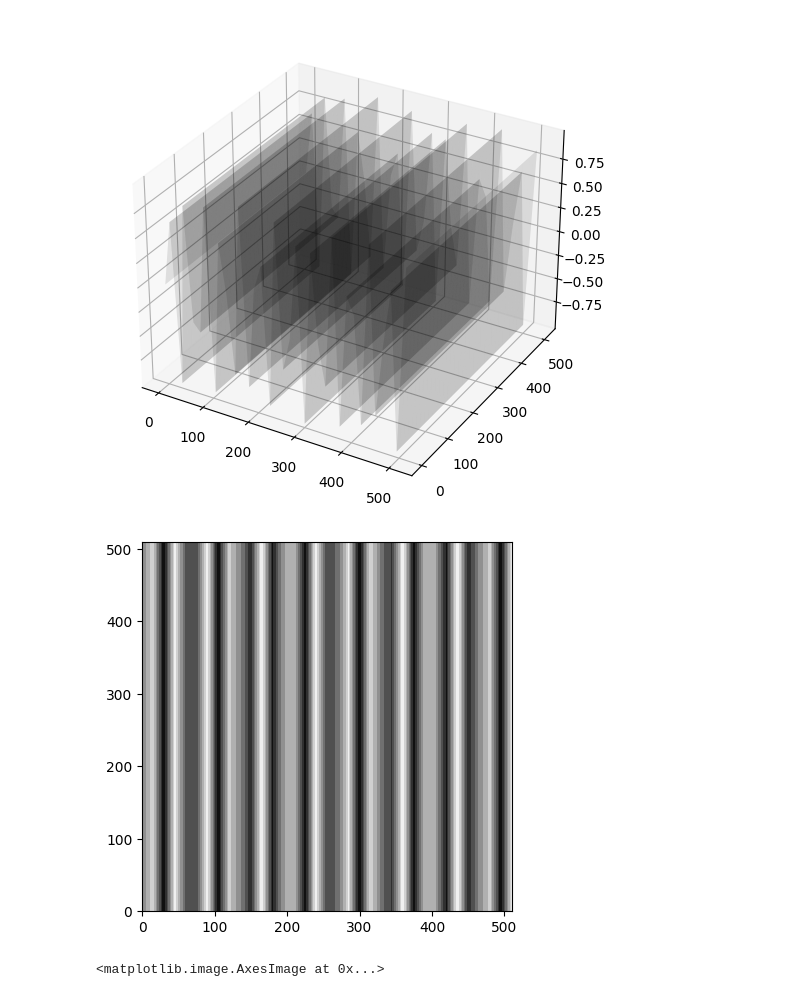
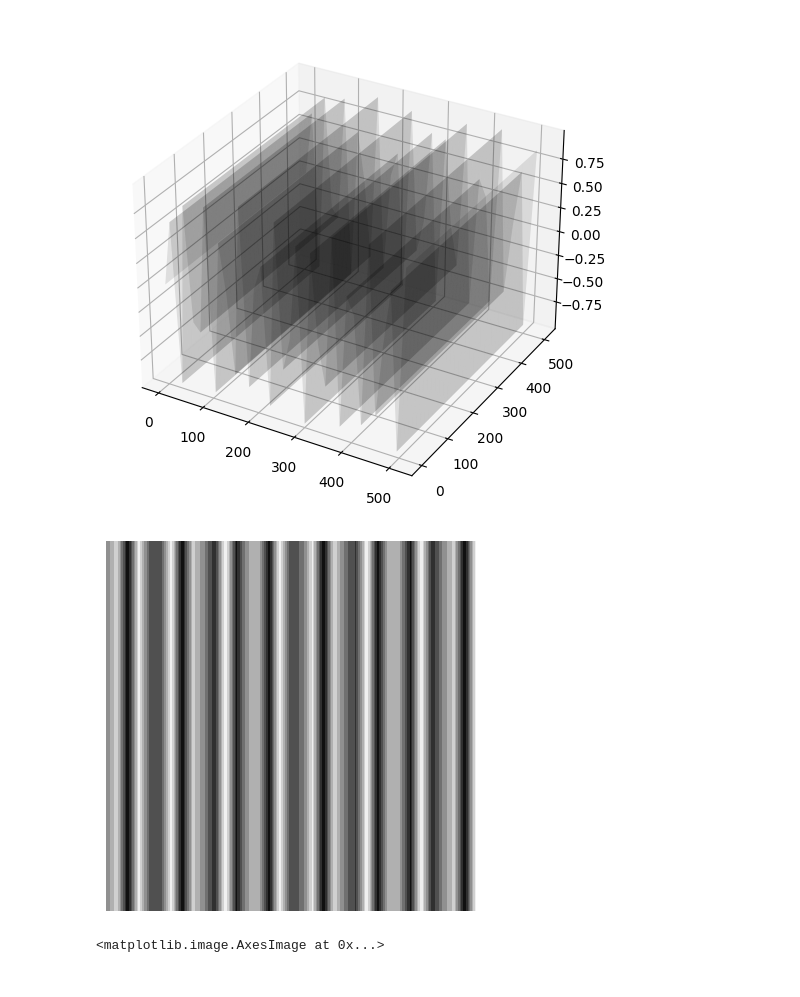
Before and after one commit to Tayco110/digital-image-processing-activities, a Jupyter notebook: filtragem-no-dominio-da-frequencia/filtragem-no-dominio-da-frequencia-2.ipynb, the cells around one changed output. Saved outputs shown, nothing was run; the diff lists cells and outputs as text; code cells hidden in the pictures.

```diff
--- a/filtragem-no-dominio-da-frequencia/filtragem-no-dominio-da-frequencia-2.ipynb
+++ b/filtragem-no-dominio-da-frequencia/filtragem-no-dominio-da-frequencia-2.ipynb
@@ -30,10 +30,11 @@ plt.show()
 # %%
 #noise image result
 plt.contourf(X,Y,Z, cmap = 'gray')
+plt.axis('off')
 plt.axis('scaled')
 plt.show()
 # %% [output]
-[figure, old version]
+[figure, new version]
 # %%
 #rotated noise result
 noise = cv.imread('noise.png',0)
```
